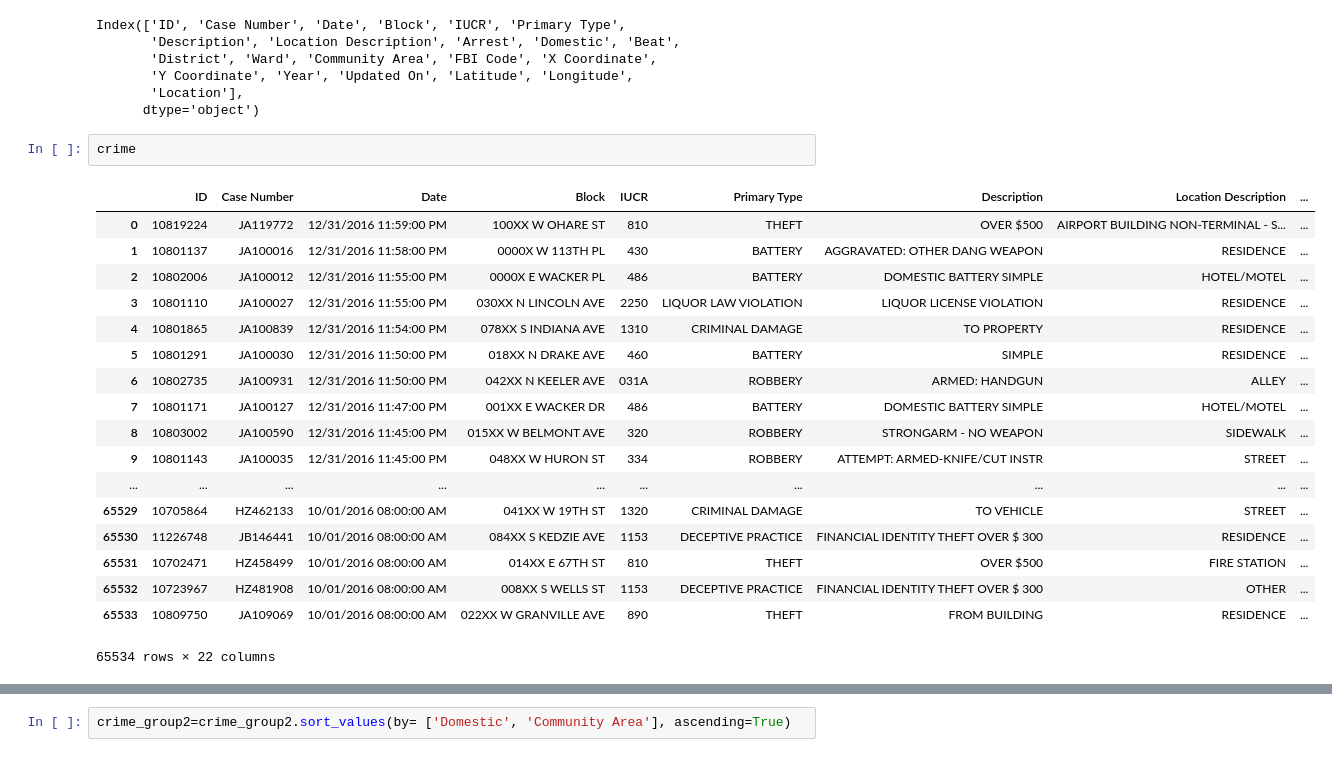
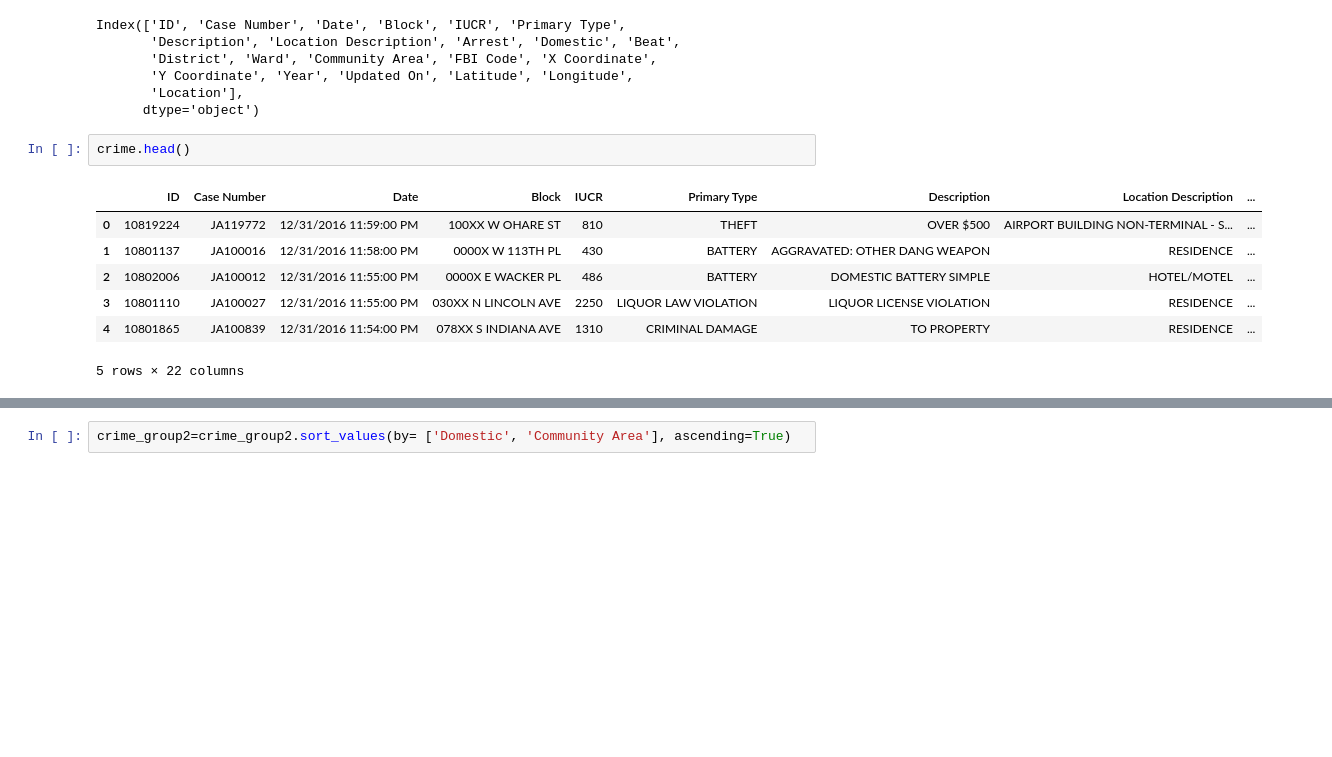
Before and after one commit to NUBootcampTeam/ParksAndPotholes, a Jupyter notebook: vc_main.ipynb, the cells around one changed output, grey strips where cells are left out. Saved outputs shown, nothing was run; the diff lists cells and outputs as text; blank space fills up the shorter version.

```diff
--- a/vc_main.ipynb
+++ b/vc_main.ipynb
@@ -251,23 +167,12 @@ Index(['ID', 'Case Number', 'Date', 'Block', 'IUCR', 'Primary Type',
        'Location'],
       dtype='object')
 # %%
-crime
+crime.head()
 # %% [output]
 |  | ID | Case Number | Date | Block | IUCR | Primary Type | Description | Location Description | ... |
 | 0 | 10819224 | JA119772 | 12/31/2016 11:59:00 PM | 100XX W OHARE ST | 810 | THEFT | OVER $500 | AIRPORT BUILDING NON-TERMINAL - S... | ... |
 | 1 | 10801137 | JA100016 | 12/31/2016 11:58:00 PM | 0000X W 113TH PL | 430 | BATTERY | AGGRAVATED: OTHER DANG WEAPON | RESIDENCE | ... |
 | 2 | 10802006 | JA100012 | 12/31/2016 11:55:00 PM | 0000X E WACKER PL | 486 | BATTERY | DOMESTIC BATTERY SIMPLE | HOTEL/MOTEL | ... |
 | 3 | 10801110 | JA100027 | 12/31/2016 11:55:00 PM | 030XX N LINCOLN AVE | 2250 | LIQUOR LAW VIOLATION | LIQUOR LICENSE VIOLATION | RESIDENCE | ... |
 | 4 | 10801865 | JA100839 | 12/31/2016 11:54:00 PM | 078XX S INDIANA AVE | 1310 | CRIMINAL DAMAGE | TO PROPERTY | RESIDENCE | ... |
-| 5 | 10801291 | JA100030 | 12/31/2016 11:50:00 PM | 018XX N DRAKE AVE | 460 | BATTERY | SIMPLE | RESIDENCE | ... |
-| 6 | 10802735 | JA100931 | 12/31/2016 11:50:00 PM | 042XX N KEELER AVE | 031A | ROBBERY | ARMED: HANDGUN | ALLEY | ... |
-| 7 | 10801171 | JA100127 | 12/31/2016 11:47:00 PM | 001XX E WACKER DR | 486 | BATTERY | DOMESTIC BATTERY SIMPLE | HOTEL/MOTEL | ... |
-| 8 | 10803002 | JA100590 | 12/31/2016 11:45:00 PM | 015XX W BELMONT AVE | 320 | ROBBERY | STRONGARM - NO WEAPON | SIDEWALK | ... |
-| 9 | 10801143 | JA100035 | 12/31/2016 11:45:00 PM | 048XX W HURON ST | 334 | ROBBERY | ATTEMPT: ARMED-KNIFE/CUT INSTR | STREET | ... |
-| ... | ... | ... | ... | ... | ... | ... | ... | ... | ... |
-| 65529 | 10705864 | HZ462133 | 10/01/2016 08:00:00 AM | 041XX W 19TH ST | 1320 | CRIMINAL DAMAGE | TO VEHICLE | STREET | ... |
-| 65530 | 11226748 | JB146441 | 10/01/2016 08:00:00 AM | 084XX S KEDZIE AVE | 1153 | DECEPTIVE PRACTICE | FINANCIAL IDENTITY THEFT OVER $ 300 | RESIDENCE | ... |
-| 65531 | 10702471 | HZ458499 | 10/01/2016 08:00:00 AM | 014XX E 67TH ST | 810 | THEFT | OVER $500 | FIRE STATION | ... |
-| 65532 | 10723967 | HZ481908 | 10/01/2016 08:00:00 AM | 008XX S WELLS ST | 1153 | DECEPTIVE PRACTICE | FINANCIAL IDENTITY THEFT OVER $ 300 | OTHER | ... |
-| 65533 | 10809750 | JA109069 | 10/01/2016 08:00:00 AM | 022XX W GRANVILLE AVE | 890 | THEFT | FROM BUILDING | RESIDENCE | ... |
-65534 rows × 22 columns
+5 rows × 22 columns
```
Also changed, not shown: parts of 17 cells of this notebook.
